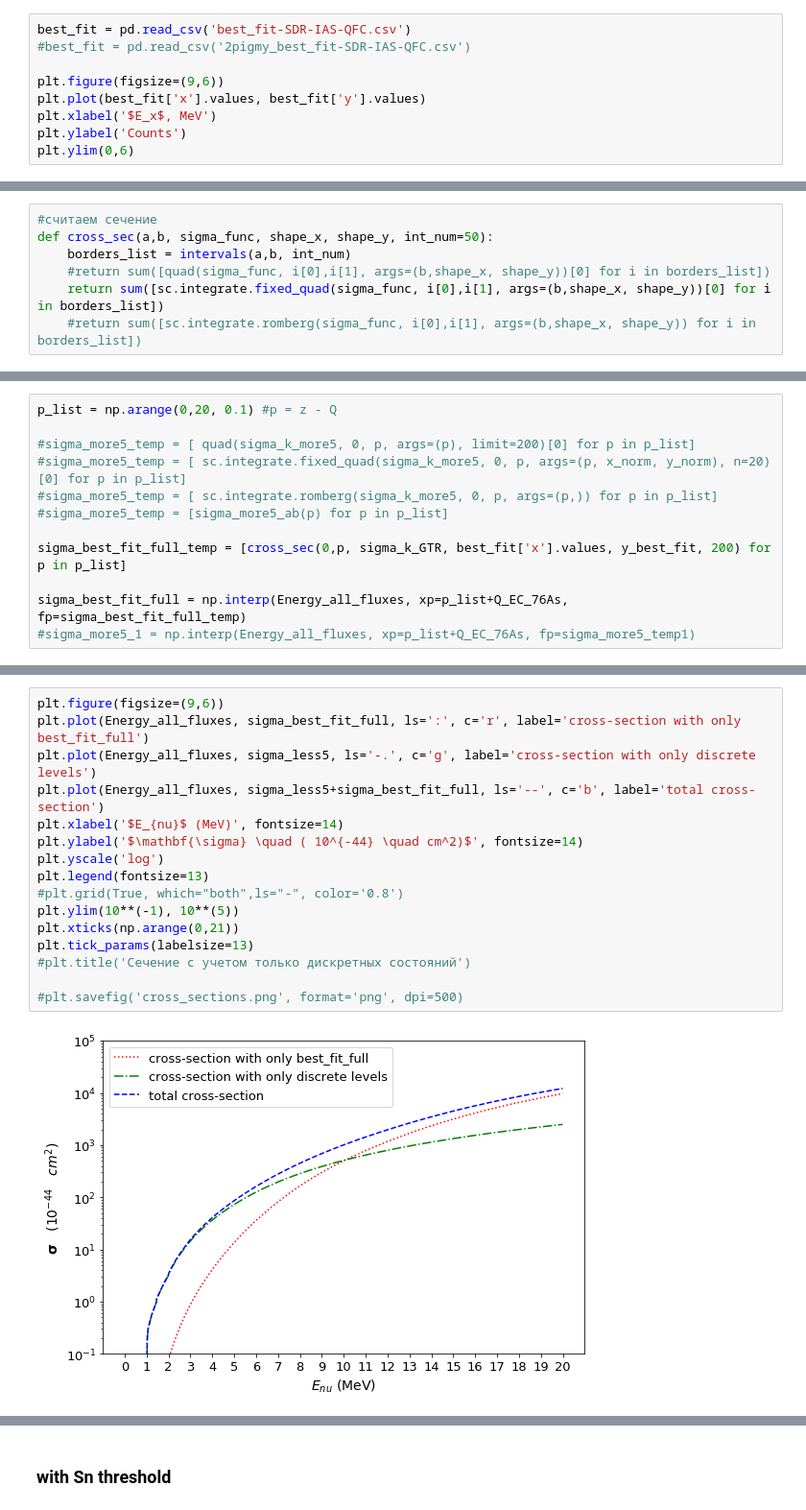
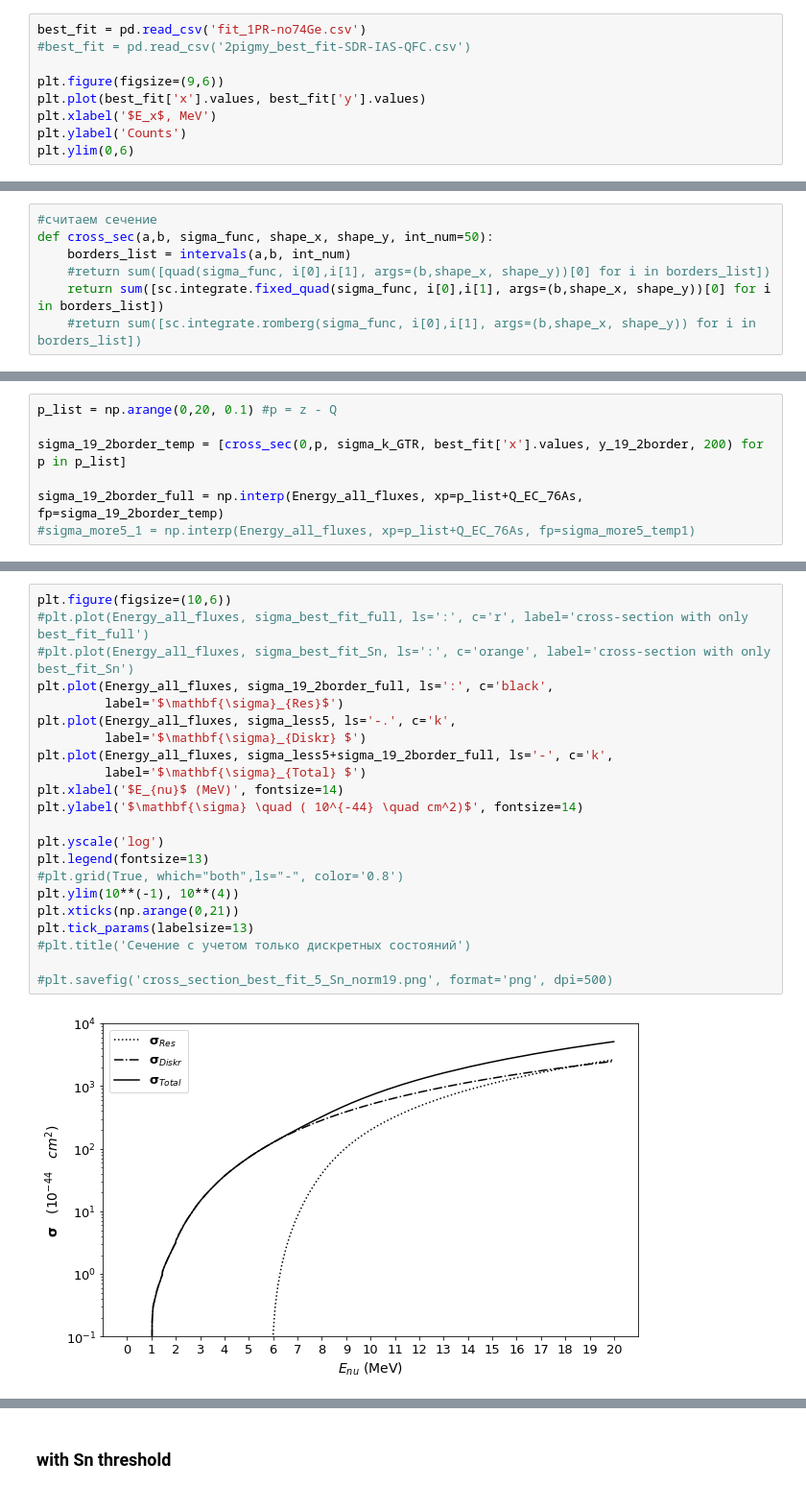
Before and after one commit to Almaz93/neutrino, a Jupyter notebook: double_beta_decay/Almaz's work/calculation/Check_influence_of_resonances_5.ipynb, the cells around one changed output, grey strips where cells are left out. Shown at 96% size. Saved outputs shown, nothing was run; the diff lists cells and outputs as text.

```diff
--- a/double_beta_decay/Almaz's work/calculation/Check_influence_of_resonances_5.ipynb
+++ b/double_beta_decay/Almaz's work/calculation/Check_influence_of_resonances_5.ipynb
@@ -218,7 +218,7 @@ rate_total   15.90657572096396
 # %% [markdown]
 ### Расчет сечения с учетом только best_fit
 # %%
-best_fit = pd.read_csv('best_fit-SDR-IAS-QFC.csv')
+best_fit = pd.read_csv('fit_1PR-no74Ge.csv')
 #best_fit = pd.read_csv('2pigmy_best_fit-SDR-IAS-QFC.csv')
 
 plt.figure(figsize=(9,6))
@@ -285,12 +297,7 @@ def cross_sec(a,b, sigma_func, shape_x, shape_y, int_num=50):
 # %%
 p_list = np.arange(0,20, 0.1) #p = z - Q
 
-#sigma_more5_temp = [ quad(sigma_k_more5, 0, p, args=(p), limit=200)[0] for p in p_list]
-#sigma_more5_temp = [ sc.integrate.fixed_quad(sigma_k_more5, 0, p, args=(p, x_norm, y_norm), n=20)[0] for p in p_list]
-#sigma_more5_temp = [ sc.integrate.romberg(sigma_k_more5, 0, p, args=(p,)) for p in p_list]
-#sigma_more5_temp = [sigma_more5_ab(p) for p in p_list]
+sigma_19_2border_temp = [cross_sec(0,p, sigma_k_GTR, best_fit['x'].values, y_19_2border, 200) for p in p_list]
 
-sigma_best_fit_full_temp = [cross_sec(0,p, sigma_k_GTR, best_fit['x'].values, y_best_fit, 200) for p in p_list]
-
-sigma_best_fit_full = np.interp(Energy_all_fluxes, xp=p_list+Q_EC_76As, fp=sigma_best_fit_full_temp)
+sigma_19_2border_full = np.interp(Energy_all_fluxes, xp=p_list+Q_EC_76As, fp=sigma_19_2border_temp)
 #sigma_more5_1 = np.interp(Energy_all_fluxes, xp=p_list+Q_EC_76As, fp=sigma_more5_temp1)
@@ -297,21 +327,27 @@ sigma_best_fit_full = np.interp(Energy_all_fluxes, xp=p_list+Q_EC_76As, fp=sigma
 # %%
-plt.figure(figsize=(9,6))
-plt.plot(Energy_all_fluxes, sigma_best_fit_full, ls=':', c='r', label='cross-section with only best_fit_full')
-plt.plot(Energy_all_fluxes, sigma_less5, ls='-.', c='g', label='cross-section with only discrete levels')
-plt.plot(Energy_all_fluxes, sigma_less5+sigma_best_fit_full, ls='--', c='b', label='total cross-section')
+plt.figure(figsize=(10,6))
+#plt.plot(Energy_all_fluxes, sigma_best_fit_full, ls=':', c='r', label='cross-section with only best_fit_full')
+#plt.plot(Energy_all_fluxes, sigma_best_fit_Sn, ls=':', c='orange', label='cross-section with only best_fit_Sn')
+plt.plot(Energy_all_fluxes, sigma_19_2border_full, ls=':', c='black',
+         label='$\mathbf{\sigma}_{Res}$')
+plt.plot(Energy_all_fluxes, sigma_less5, ls='-.', c='k',
+         label='$\mathbf{\sigma}_{Diskr} $')
+plt.plot(Energy_all_fluxes, sigma_less5+sigma_19_2border_full, ls='-', c='k',
+         label='$\mathbf{\sigma}_{Total} $')
 plt.xlabel('$E_{nu}$ (MeV)', fontsize=14)
 plt.ylabel('$\mathbf{\sigma} \quad ( 10^{-44} \quad cm^2)$', fontsize=14)
+
 plt.yscale('log')
 plt.legend(fontsize=13)
 #plt.grid(True, which="both",ls="-", color='0.8')
-plt.ylim(10**(-1), 10**(5))
+plt.ylim(10**(-1), 10**(4))
 plt.xticks(np.arange(0,21))
 plt.tick_params(labelsize=13)
 #plt.title('Сечение с учетом только дискретных состояний')
 
-#plt.savefig('cross_sections.png', format='png', dpi=500)
+#plt.savefig('cross_section_best_fit_5_Sn_norm19.png', format='png', dpi=500)
 # %% [output]
-[figure, old version]
+[figure, new version]
 # %%
 rate_calc(sigma_less5)
 # %% [output]
```
Also changed, not shown: parts of 16 cells of this notebook, 7 other files.
